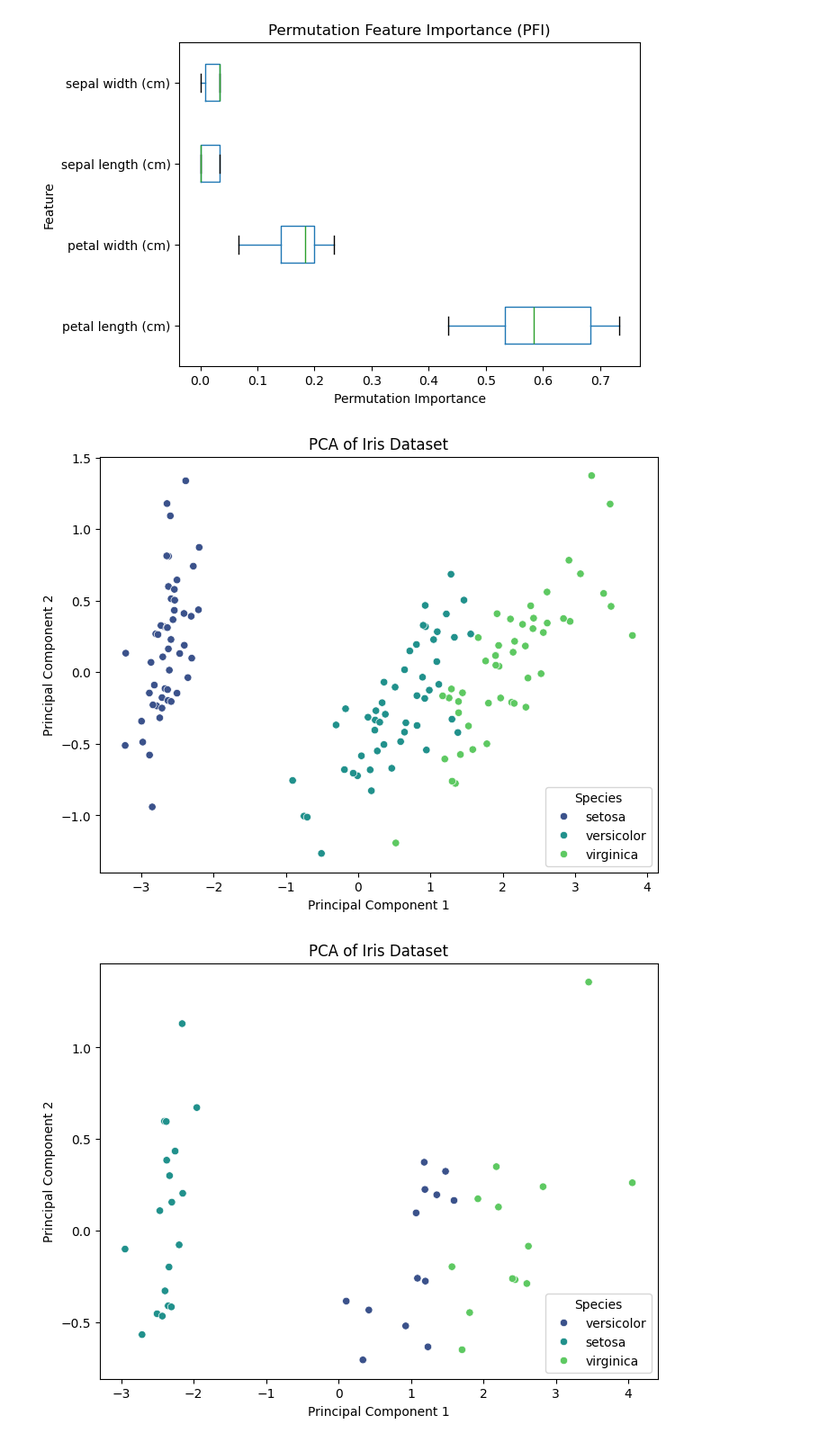
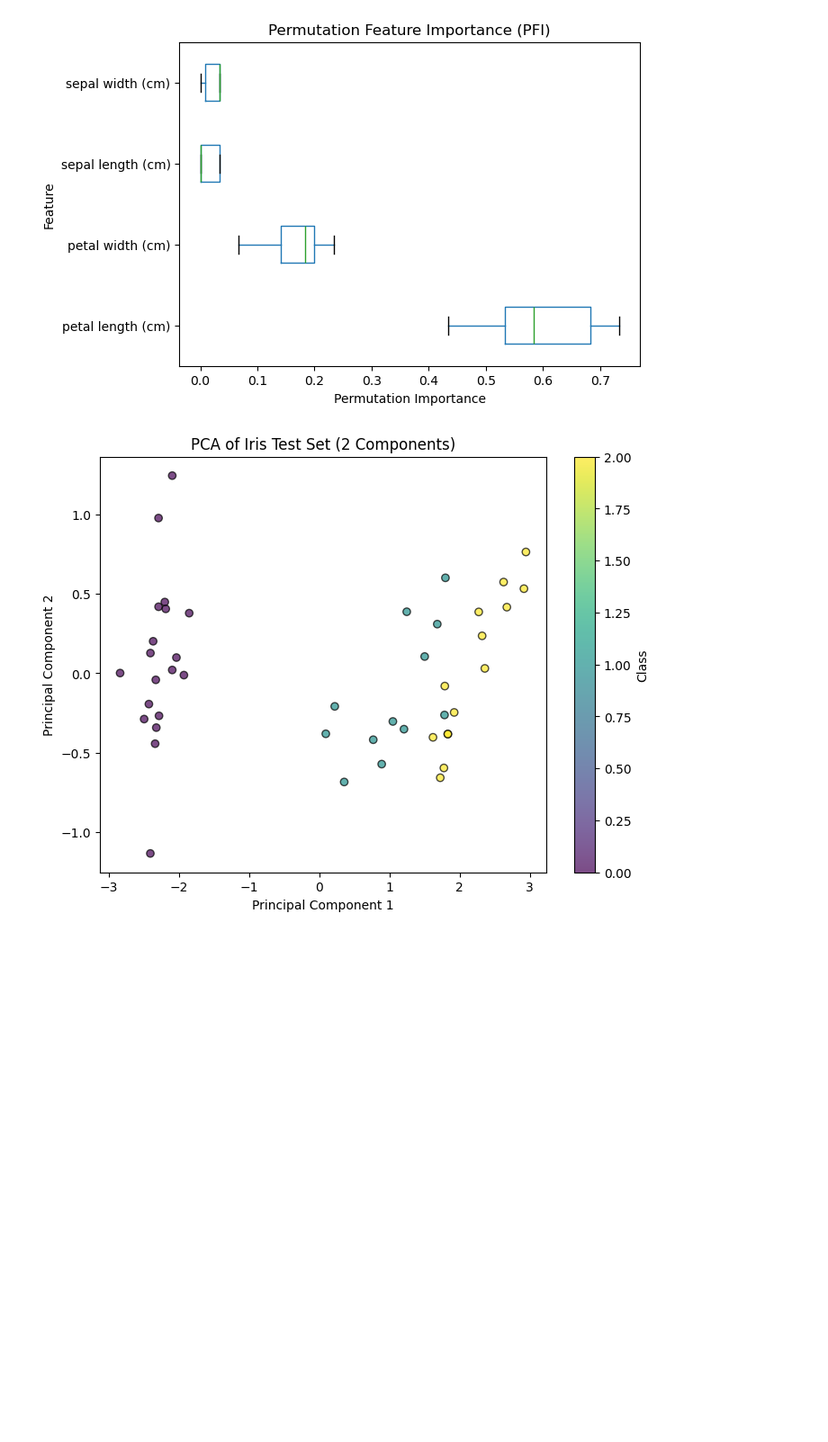
Before and after one commit to Versus-91/mlfit, a Jupyter notebook: frontend/test.ipynb, the cells around one changed output. Shown: that part at 90% size. Cells and saved outputs as stored; diff of their text form; code cells hidden in the pictures; blank space fills up the shorter version.

Commit message:
fixing pca colors problem

```diff
--- a/frontend/test.ipynb
+++ b/frontend/test.ipynb
@@ -426,54 +426,32 @@ plt.show()
 [figure]
 <Figure size 1000x600 with 0 Axes>
 [figure]
-# %%
-from sklearn.datasets import load_iris
-from sklearn.decomposition import PCA
-from sklearn.model_selection import train_test_split
-import matplotlib.pyplot as plt
-import seaborn as sns
-import pandas as pd
-
-# Load the Iris dataset
-iris = load_iris()
-X = iris.data
-y = iris.target
-
-# Apply PCA to the whole dataset
-pca = PCA(n_components=2)
-X_pca = pca.fit_transform(X)
-
-# Split the transformed data into training and testing sets (70% train, 30% test)
-X_train, X_test, y_train, y_test = train_test_split(X_pca, y, test_size=0.3, random_state=42)
-
-# Create a DataFrame for visualization
-pca_df = pd.DataFrame(X_pca, columns=['PC1', 'PC2'])
-pca_df['Target'] = y
-
-# Plot the first two principal components
-plt.figure(figsize=(8, 6))
-sns.scatterplot(x=pca_df['PC1'], y=pca_df['PC2'], hue=iris.target_names[pca_df['Target']], palette='viridis')
-plt.xlabel('Principal Component 1')
-plt.ylabel('Principal Component 2')
-plt.title('PCA of Iris Dataset')
-plt.legend(title='Species')
-plt.show()
-
-pca = PCA(n_components=2)
-
-X_pca = pca.fit_transform(X_test)
-# Create a DataFrame for visualization
-pca_df = pd.DataFrame(X_pca, columns=['PC1', 'PC2'])
-pca_df['Target'] = y_test
-
-# Plot the first two principal components
-plt.figure(figsize=(8, 6))
-sns.scatterplot(x=pca_df['PC1'], y=pca_df['PC2'], hue=iris.target_names[pca_df['Target']], palette='viridis')
-plt.xlabel('Principal Component 1')
-plt.ylabel('Principal Component 2')
-plt.title('PCA of Iris Dataset')
-plt.legend(title='Species')
-plt.show()
-# %% [output]
-[figure, removed]
-[figure, removed]
+# %%
+import numpy as np
+import matplotlib.pyplot as plt
+from sklearn import datasets
+from sklearn.model_selection import train_test_split
+from sklearn.decomposition import PCA
+
+# Load Iris dataset
+iris = datasets.load_iris()
+X = iris.data  # Features
+y = iris.target  # Labels
+
+# Split into train and test sets
+X_train, X_test, y_train, y_test = train_test_split(X, y, test_size=0.3, random_state=4352)
+
+# Apply PCA with 2 components on the test set
+pca = PCA(n_components=2)
+X_test_pca = pca.fit_transform(X_test)
+
+# Plot the PCA-transformed test set
+plt.figure(figsize=(8, 6))
+scatter = plt.scatter(X_test_pca[:, 0], X_test_pca[:, 1], c=y_test, cmap='viridis', edgecolor='k', alpha=0.7)
+plt.xlabel('Principal Component 1')
+plt.ylabel('Principal Component 2')
+plt.title('PCA of Iris Test Set (2 Components)')
+plt.colorbar(scatter, label='Class')
+plt.show()
+# %% [output]
+[figure, added]
```
Also changed, not shown: 4 other files.
